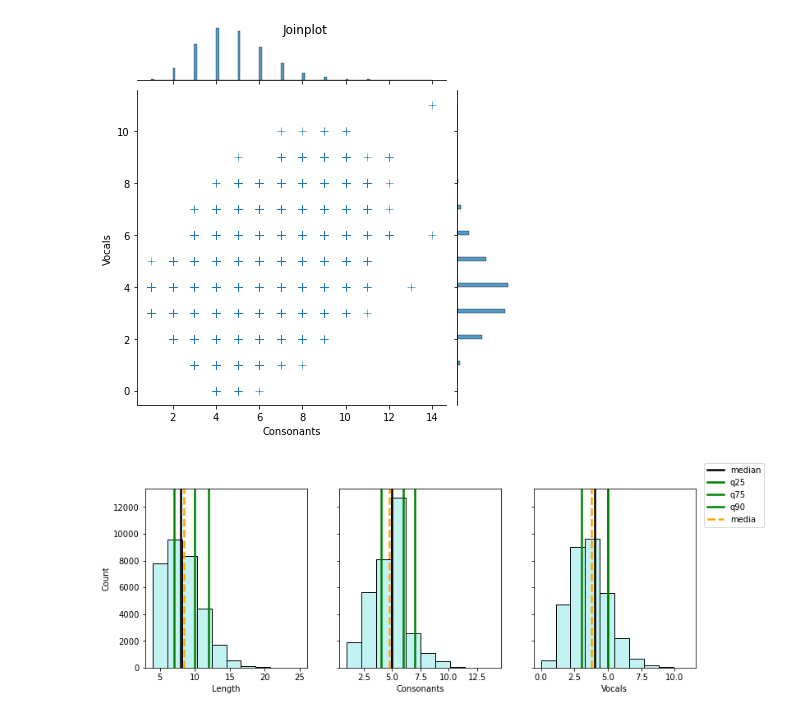
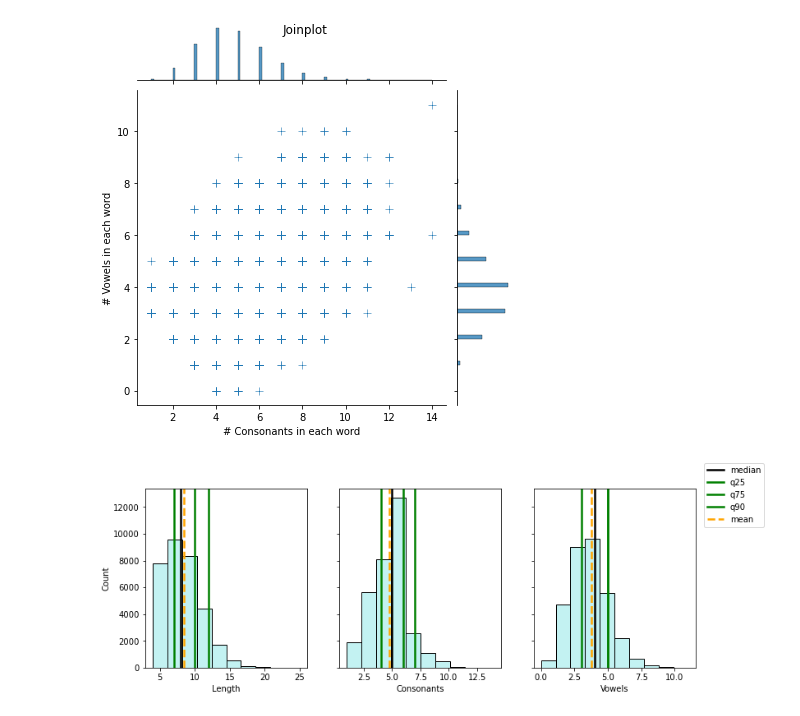
Before and after one commit to valenrami5/__valen__, a Jupyter notebook: stats_words_bank.ipynb, the cells around one changed output. Drawn from its saved outputs; the diff is of its cells as text; code cells hidden in the pictures.

```diff
--- a/stats_words_bank.ipynb
+++ b/stats_words_bank.ipynb
@@ -28,19 +28,19 @@ def countConsonants(string):
             num_consonants += 1
     return num_consonants
 
-#Count vocals
-def countVocals(string):
-    num_vocals = 0
+#Count vowels
+def countVowels(string):
+    num_vowels = 0
     # to count the consonants
     for char in string:
         if char in "aeiouAEIOU ":
-            num_vocals += 1
-    return num_vocals
+            num_vowels += 1
+    return num_vowels
 
 
 df['Length']=df['Words'].str.len()
 df['Consonants'] = df['Words'].apply(countConsonants)
-df['Vocals'] = df['Words'].apply(countVocals)
+df['Vowels'] = df['Words'].apply(countVowels)
 
 #Saving the first 20 words in a dataframe
 df_20first= df.head(20)
@@ -48,30 +48,32 @@ dfi.export(df_20first,"df.png")
 # %%
 #Getting some statistics info
 df_info= df.describe()
 
 
 #Getting de mode
-df_mode= df[['Length', 'Vocals', 'Consonants']].mode()
+df_mode= df[['Length', 'Vowels', 'Consonants']].mode()
 
 #Incluiding perc90
 df_perc_90=pd.DataFrame(df.quantile(0.9)).T
 
 #Range
 df_stat_range= pd.DataFrame(df_info.loc['max'].T-df_info.loc['min'].T).rename(columns={0: 'range'}).T
 
 df_stat_var= pd.DataFrame(df_info.loc['std']**2).rename(columns={'std': 'var'}).T
 
 df_stat= pd.concat([df_info,df_stat_var, df_mode,df_perc_90, df_stat_range], axis=0).rename(
     index={0: 'mode',0.9: '90%'}).reindex(['count', 'mean', 'var','std', 'mode',
      'min', '25%', '50%', '75%', '90%', 'max', 'range'])
 dfi.export(df_stat,"df_stat.png")
 
 #Plots
 #Joinplot
-sns.jointplot(df['Consonants'], df['Vocals'], marker="+", s=50)
-#sns.jointplot(df['Consonants'], df['Vocals'], kind = "reg")
+plot=sns.jointplot(df['Consonants'], df['Vowels'], marker="+", s=50)
 plt.suptitle("Joinplot")
-plt.savefig('vocals_consonants_joinplot.png')
+plot.set_axis_labels('# Consonants in each word', '# Vowels in each word')
+#plt.xlabel('# Consonants in each word')
+#plt.ylabel('# Vowels in each word')
+plt.savefig('vowels_consonants_joinplot.png')
 # %% [output]
-[figure, old version]
+[figure, new version]
 # %%
```
Also changed, not shown: parts of 10 cells of this notebook, 1 other file.
